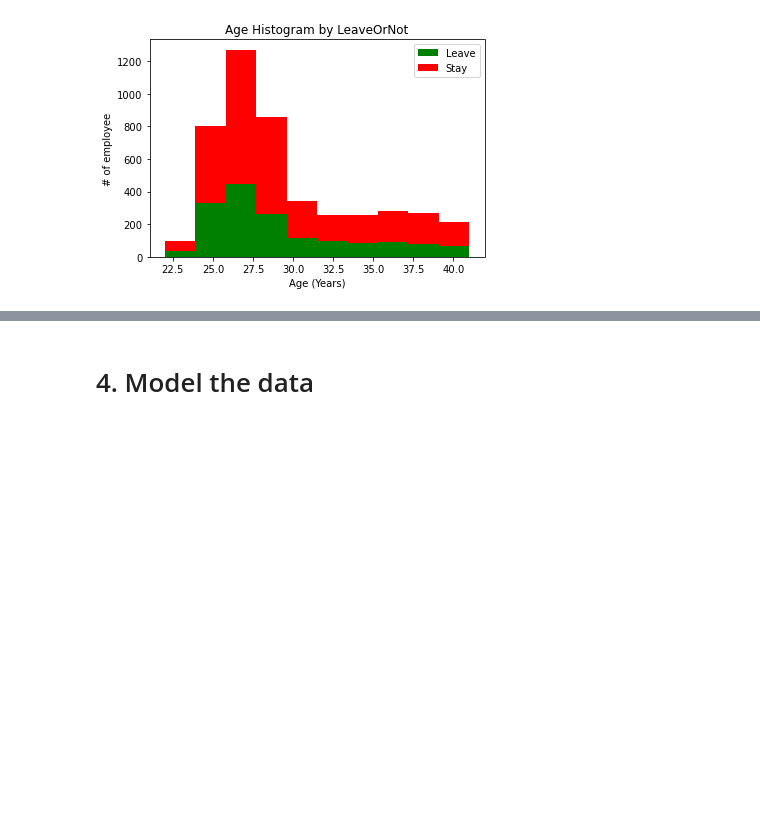
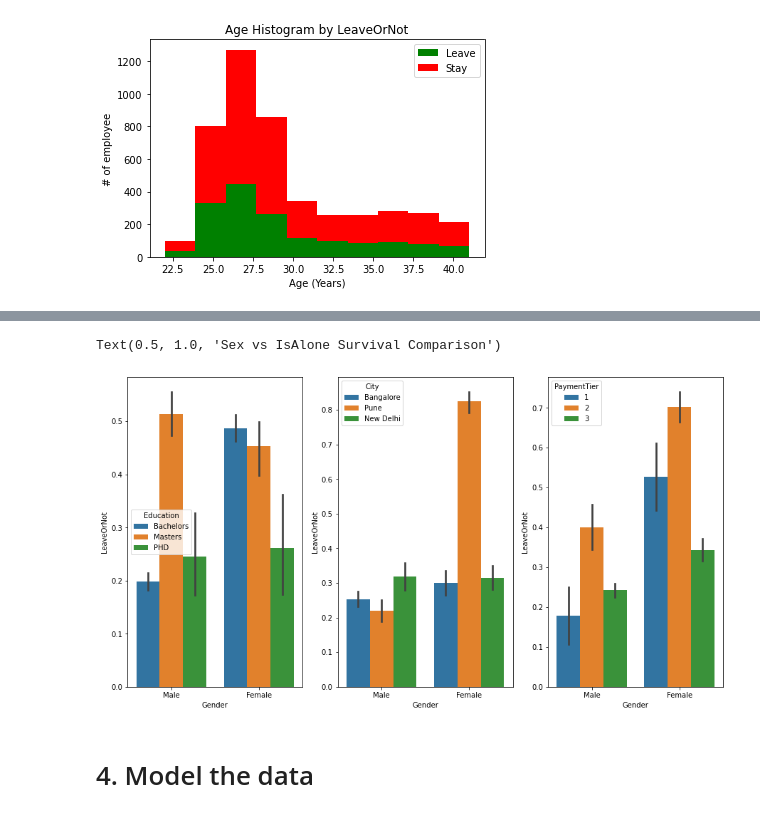
Before and after one commit to bochendong/CS9637A, a Jupyter notebook: 9637a.ipynb, the cells around one changed output, grey strips where cells are left out. Cells and saved outputs as stored; diff of their text form; code cells hidden in the pictures; blank space fills up the shorter version.

```diff
--- a/9637a.ipynb
+++ b/9637a.ipynb
@@ -220,3 +240,18 @@ plt.show()
+# %%
+# bochen
+fig, qaxis = plt.subplots(1,3,figsize=(15,8))
+
+sns.barplot(x = 'Gender', y = 'LeaveOrNot', hue = 'Education', data=data, ax = qaxis[0])
+axis1.set_title('Sex vs Embarked Survival Comparison')
+
+sns.barplot(x = 'Gender', y = 'LeaveOrNot', hue = 'City', data=data, ax  = qaxis[1])
+axis1.set_title('Sex vs Pclass Survival Comparison')
+
+sns.barplot(x = 'Gender', y = 'LeaveOrNot', hue = 'PaymentTier', data=data, ax  = qaxis[2])
+axis1.set_title('Sex vs IsAlone Survival Comparison')
+# %% [output]
+Text(0.5, 1.0, 'Sex vs IsAlone Survival Comparison')
+[figure, added]
 # %%
 X = data.drop(['LeaveOrNot'], axis='columns')
 y = data.LeaveOrNot
```
Also changed, not shown: parts of 4 cells of this notebook.
